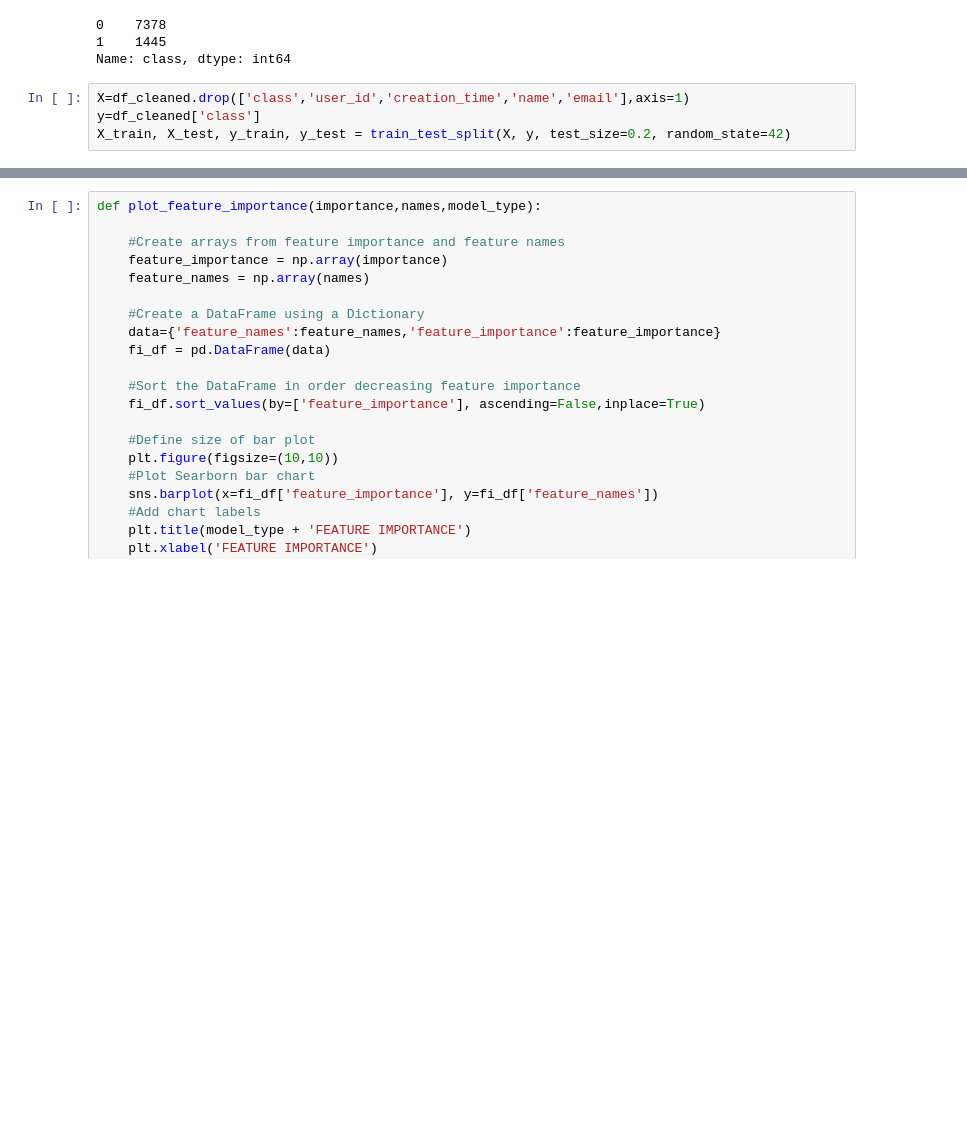
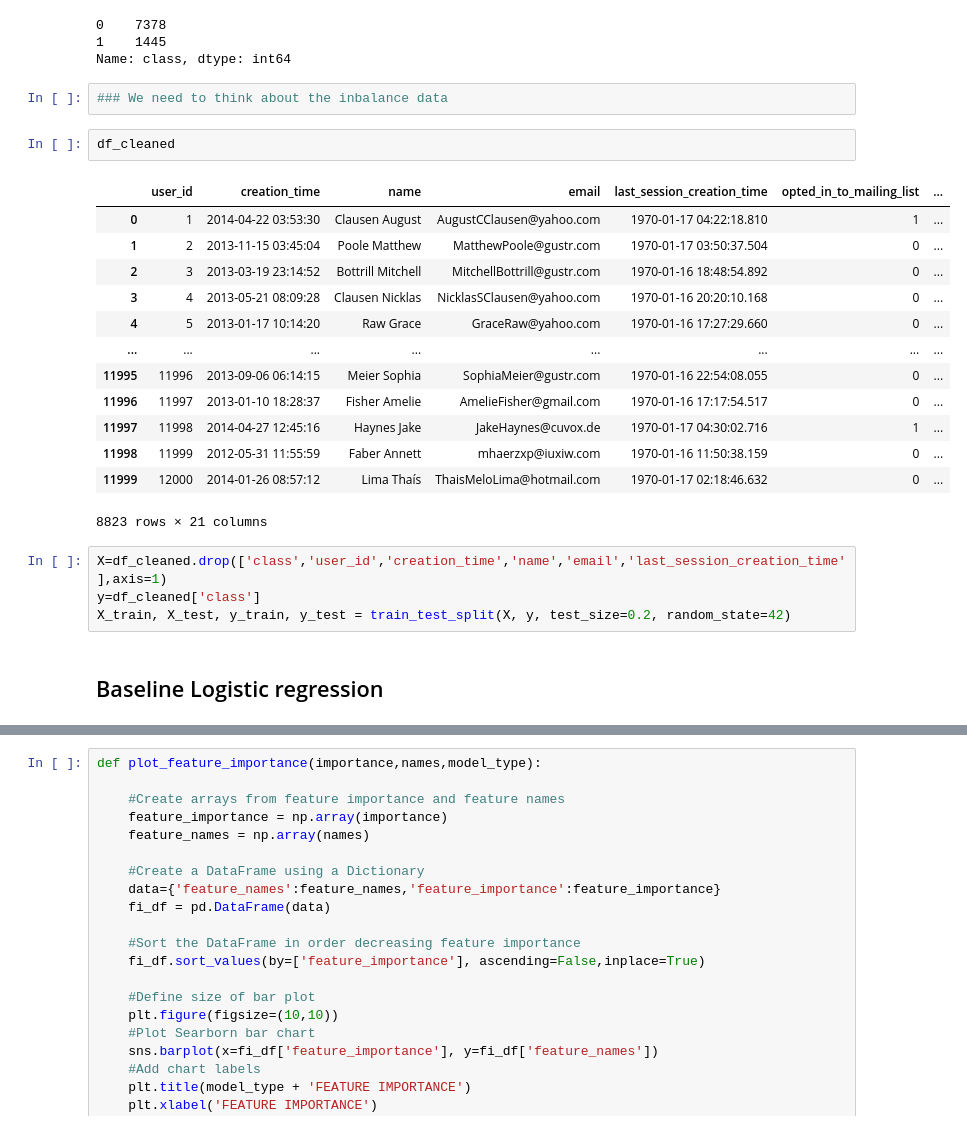
Before and after one commit to yuenyeelo/springboard, a Jupyter notebook: unit27_relax_DS_challegne_yuenyeelo.ipynb, the cells around one changed output, grey strips where cells are left out. Saved outputs shown, nothing was run; the diff lists cells and outputs as text; blank space fills up the shorter version.

```diff
--- a/unit27_relax_DS_challegne_yuenyeelo.ipynb
+++ b/unit27_relax_DS_challegne_yuenyeelo.ipynb
@@ -273,8 +285,28 @@ df_cleaned['class'].value_counts()
 0    7378
 1    1445
 Name: class, dtype: int64
+# %%
+### We need to think about the inbalance data
+# %%
+df_cleaned
+# %% [output]
+|  | user_id | creation_time | name | email | last_session_creation_time | opted_in_to_mailing_list | ... |
+| 0 | 1 | 2014-04-22 03:53:30 | Clausen August | AugustCClausen@yahoo.com | 1970-01-17 04:22:18.810 | 1 | ... |
+| 1 | 2 | 2013-11-15 03:45:04 | Poole Matthew | MatthewPoole@gustr.com | 1970-01-17 03:50:37.504 | 0 | ... |
+| 2 | 3 | 2013-03-19 23:14:52 | Bottrill Mitchell | MitchellBottrill@gustr.com | 1970-01-16 18:48:54.892 | 0 | ... |
+| 3 | 4 | 2013-05-21 08:09:28 | Clausen Nicklas | NicklasSClausen@yahoo.com | 1970-01-16 20:20:10.168 | 0 | ... |
+| 4 | 5 | 2013-01-17 10:14:20 | Raw Grace | GraceRaw@yahoo.com | 1970-01-16 17:27:29.660 | 0 | ... |
+| ... | ... | ... | ... | ... | ... | ... | ... |
+| 11995 | 11996 | 2013-09-06 06:14:15 | Meier Sophia | SophiaMeier@gustr.com | 1970-01-16 22:54:08.055 | 0 | ... |
+| 11996 | 11997 | 2013-01-10 18:28:37 | Fisher Amelie | AmelieFisher@gmail.com | 1970-01-16 17:17:54.517 | 0 | ... |
+| 11997 | 11998 | 2014-04-27 12:45:16 | Haynes Jake | JakeHaynes@cuvox.de | 1970-01-17 04:30:02.716 | 1 | ... |
+| 11998 | 11999 | 2012-05-31 11:55:59 | Faber Annett | mhaerzxp@iuxiw.com | 1970-01-16 11:50:38.159 | 0 | ... |
+| 11999 | 12000 | 2014-01-26 08:57:12 | Lima Thaís | ThaisMeloLima@hotmail.com | 1970-01-17 02:18:46.632 | 0 | ... |
+8823 rows × 21 columns
 # %%
-X=df_cleaned.drop(['class','user_id','creation_time','name','email'],axis=1)
+X=df_cleaned.drop(['class','user_id','creation_time','name','email','last_session_creation_time'],axis=1)
 y=df_cleaned['class']
 X_train, X_test, y_train, y_test = train_test_split(X, y, test_size=0.2, random_state=42)
+# %% [markdown]
+## Baseline Logistic regression
 # %%
```
Also changed, not shown: parts of 18 cells of this notebook.
